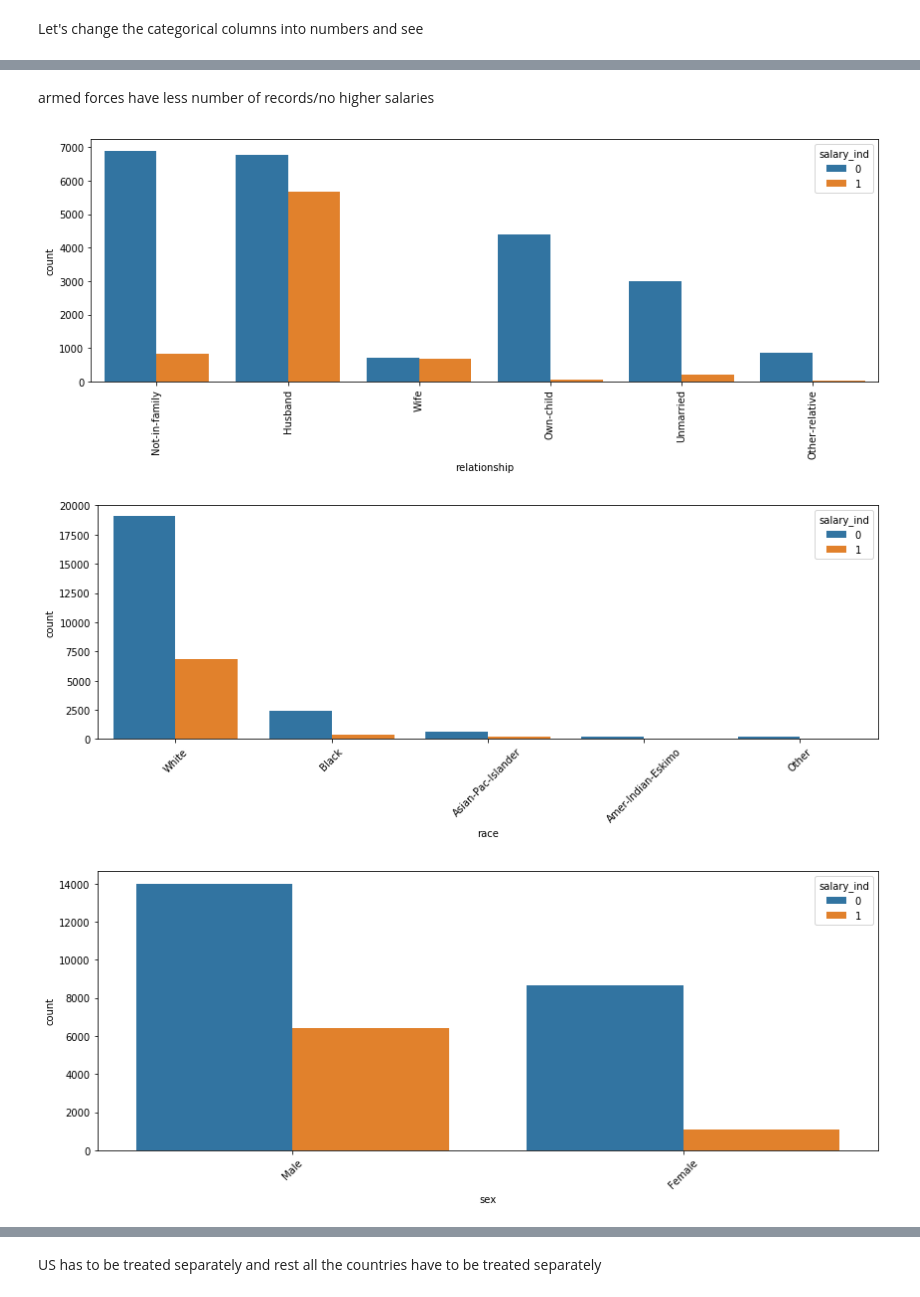
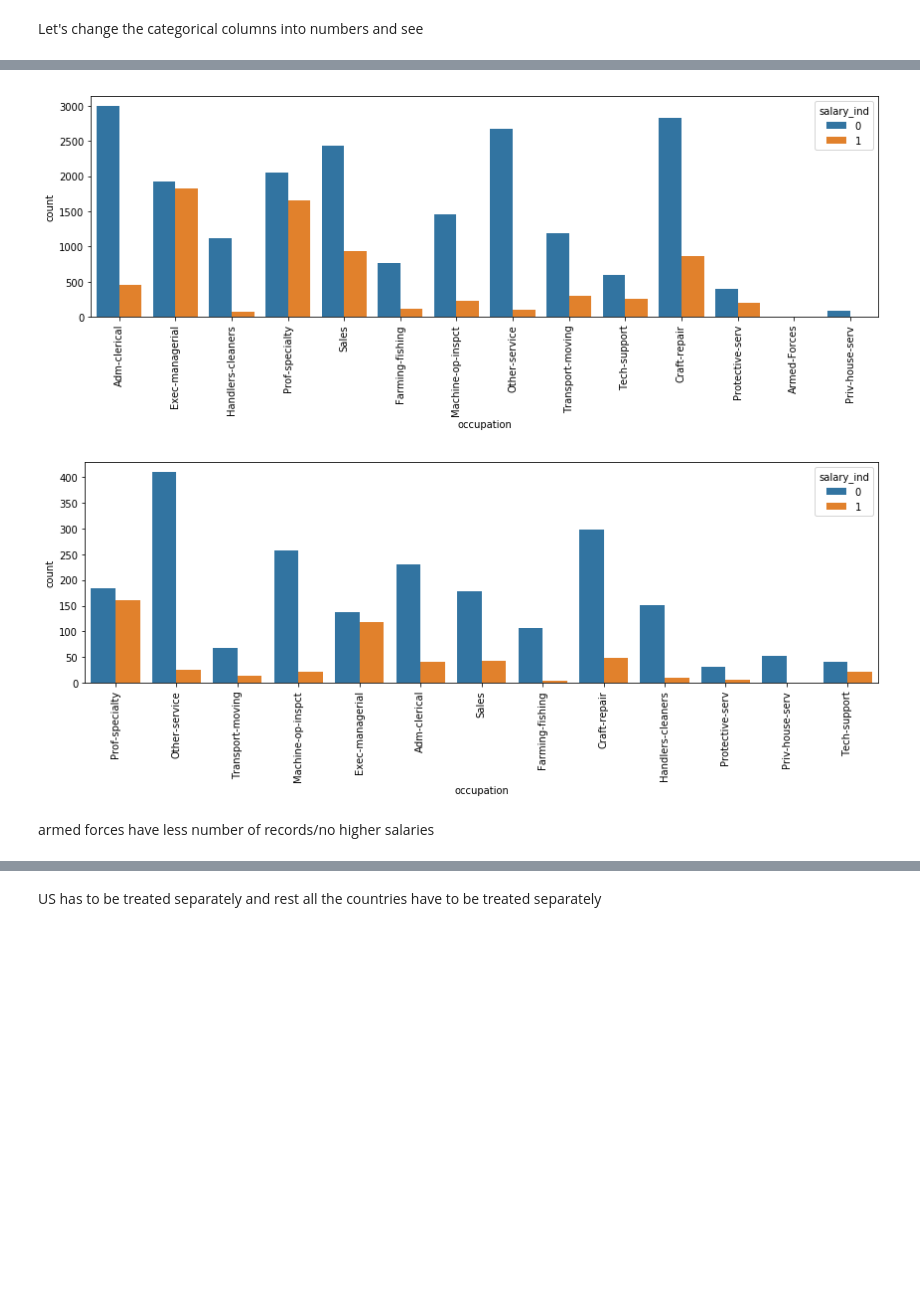
Before and after one commit to tpathanjali/ML, a Jupyter notebook: Classification_adult/Logistic_regression_adult.ipynb, the cells around one changed output, grey strips where cells are left out. Saved outputs shown, nothing was run; the diff lists cells and outputs as text; code cells hidden in the pictures; blank space fills up the shorter version.

```diff
--- a/Classification_adult/Logistic_regression_adult.ipynb
+++ b/Classification_adult/Logistic_regression_adult.ipynb
@@ -237,22 +215,8 @@ plt.show()
+# %%
+cntplt('occupation',adult_US,'salary_ind')
+cntplt('occupation',adult_other,'salary_ind')
+# %% [output]
+[figure, added]
+[figure, added]
 # %% [markdown]
 armed forces have less number of records/no higher salaries
-# %%
-fig, ax = plt.subplots(figsize=(12,5))
-ax = sns.countplot(x="relationship", data=adult_new,hue='salary_ind')
-plt.xticks(rotation=90)
-plt.tight_layout()
-plt.show()
-fig, ax = plt.subplots(figsize=(12,5))
-ax = sns.countplot(x="race", data=adult_new,hue='salary_ind')
-plt.xticks(rotation=45)
-plt.tight_layout()
-plt.show()
-fig, ax = plt.subplots(figsize=(12,5))
-ax = sns.countplot(x="sex", data=adult_new,hue='salary_ind')
-plt.xticks(rotation=45)
-plt.tight_layout()
-plt.show()
-# %% [output]
-[figure, removed]
-[figure, removed]
-[figure, removed]
```
Also changed, not shown: parts of 48 cells of this notebook.
